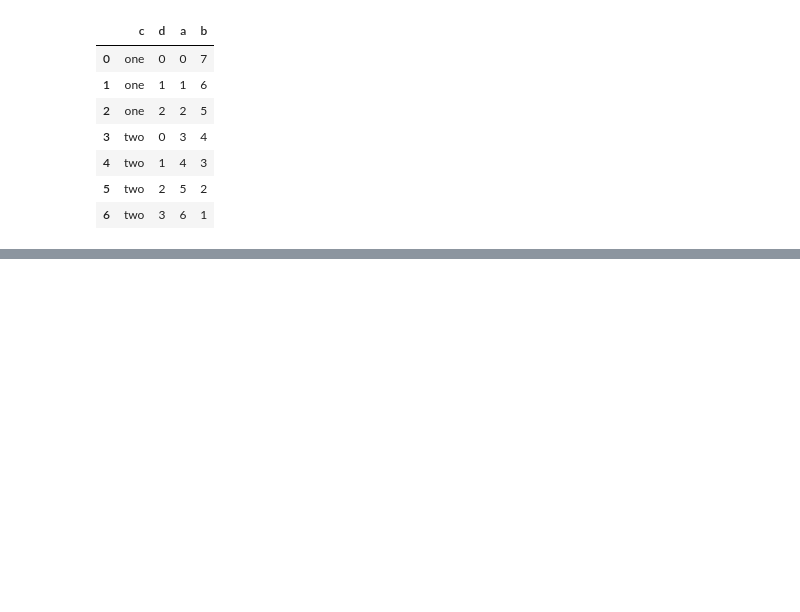
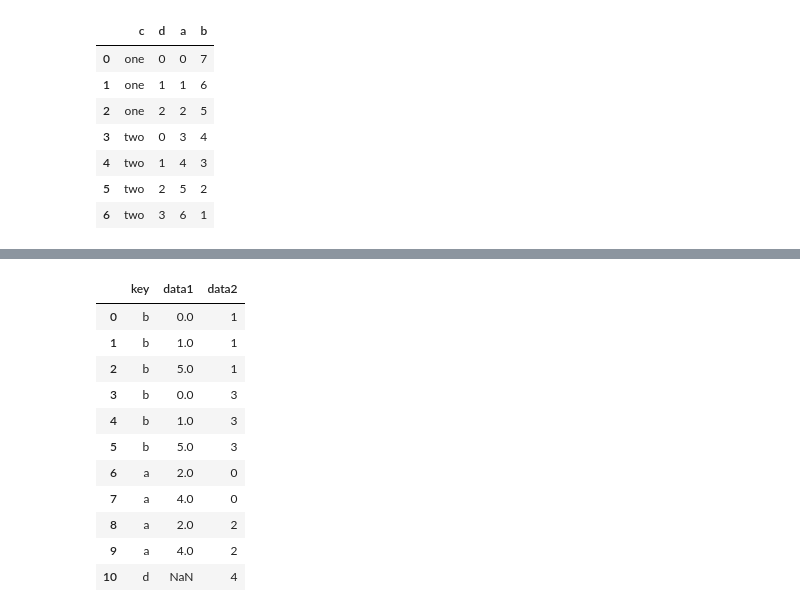
Before and after one commit to Kaushal1011/machine-learning, a Jupyter notebook: src/analytics/pandas-primer.ipynb, the cells around one changed output, grey strips where cells are left out. Cells and saved outputs as stored; diff of their text form; code cells hidden in the pictures; blank space fills up the shorter version.

```diff
--- a/src/analytics/pandas-primer.ipynb
+++ b/src/analytics/pandas-primer.ipynb
@@ -1785,0 +1953,15 @@ frame2.reset_index()
+# %%
+pd.merge(df1, df2, on='key', how='right')
+# %% [output]
+|  | key | data1 | data2 |
+| 0 | b | 0.0 | 1 |
+| 1 | b | 1.0 | 1 |
+| 2 | b | 5.0 | 1 |
+| 3 | b | 0.0 | 3 |
+| 4 | b | 1.0 | 3 |
+| 5 | b | 5.0 | 3 |
+| 6 | a | 2.0 | 0 |
+| 7 | a | 4.0 | 0 |
+| 8 | a | 2.0 | 2 |
+| 9 | a | 4.0 | 2 |
+| 10 | d | NaN | 4 |
```
Also changed, not shown: parts of 140 cells of this notebook, 1 other file.
